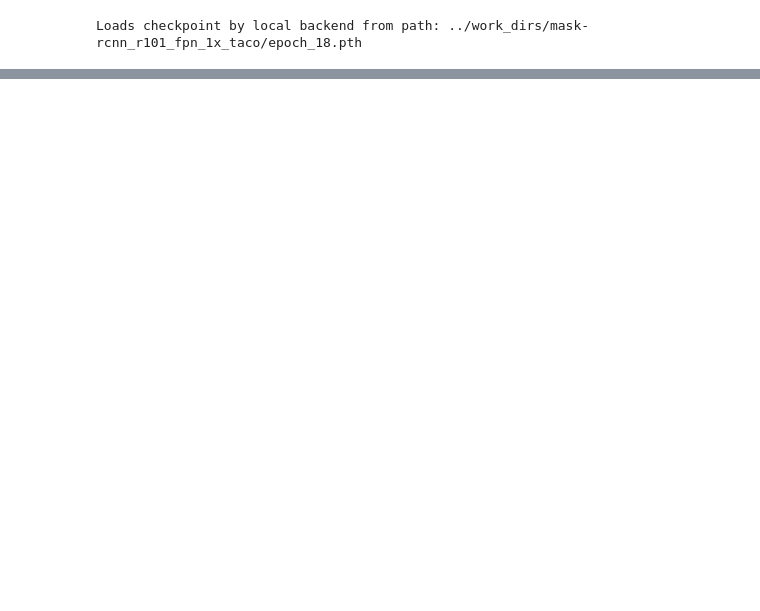
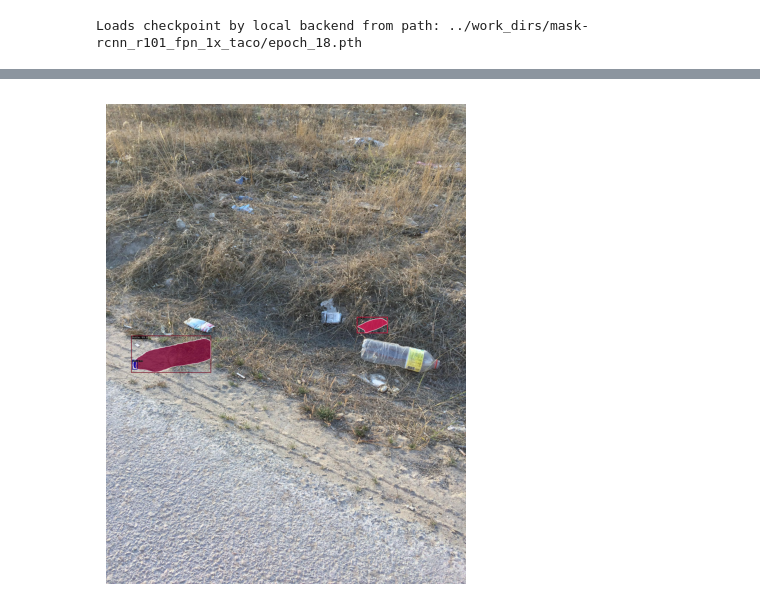
Before and after one commit to AnaBatinovic/mmdetection, a Jupyter notebook: demo/inference_demo.ipynb, the cells around one changed output, grey strips where cells are left out. Drawn from its saved outputs; the diff is of its cells as text; code cells hidden in the pictures; blank space fills up the shorter version.

```diff
--- a/demo/inference_demo.ipynb
+++ b/demo/inference_demo.ipynb
@@ -114,0 +141,14 @@ print(full_test_imgs)
+# %%
+img = get_img(full_test_imgs[1])
+result = inference_detector(model, img)
+
+visualizer.add_datasample(
+            result,
+            img,
+            data_sample=result,
+            draw_gt=False,
+            wait_time=0,
+        )
+visualizer.show()
+# %% [output]
+[figure, added]
```
Also changed, not shown: parts of 11 cells of this notebook, 6 other files.
